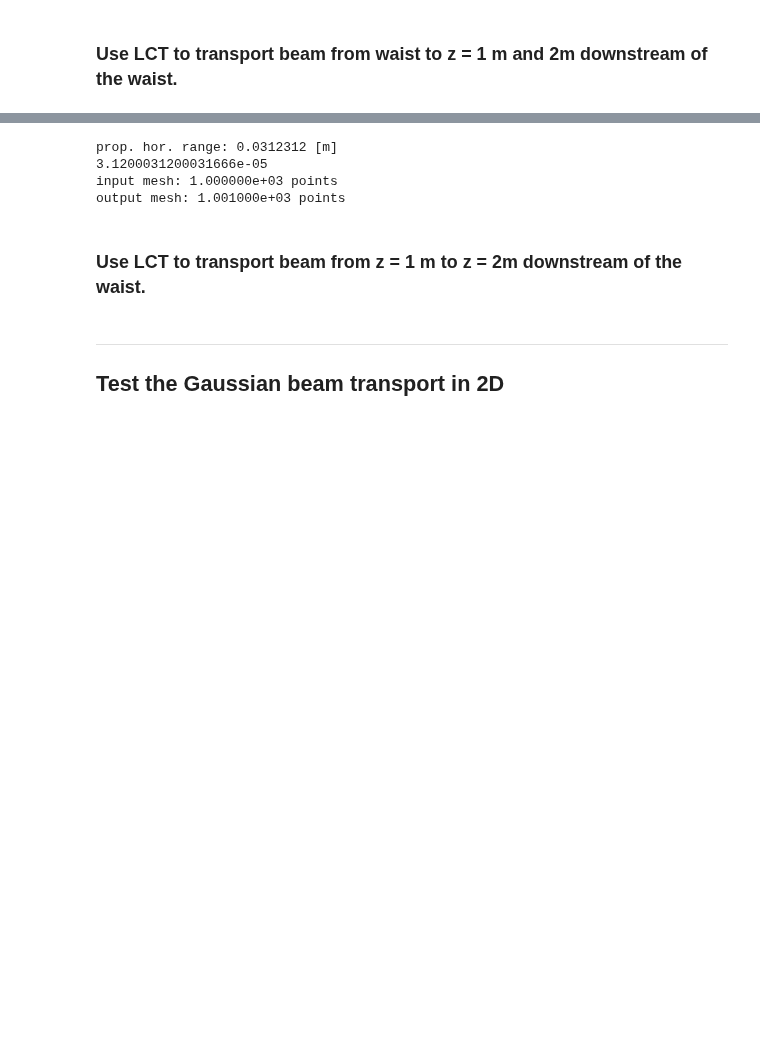
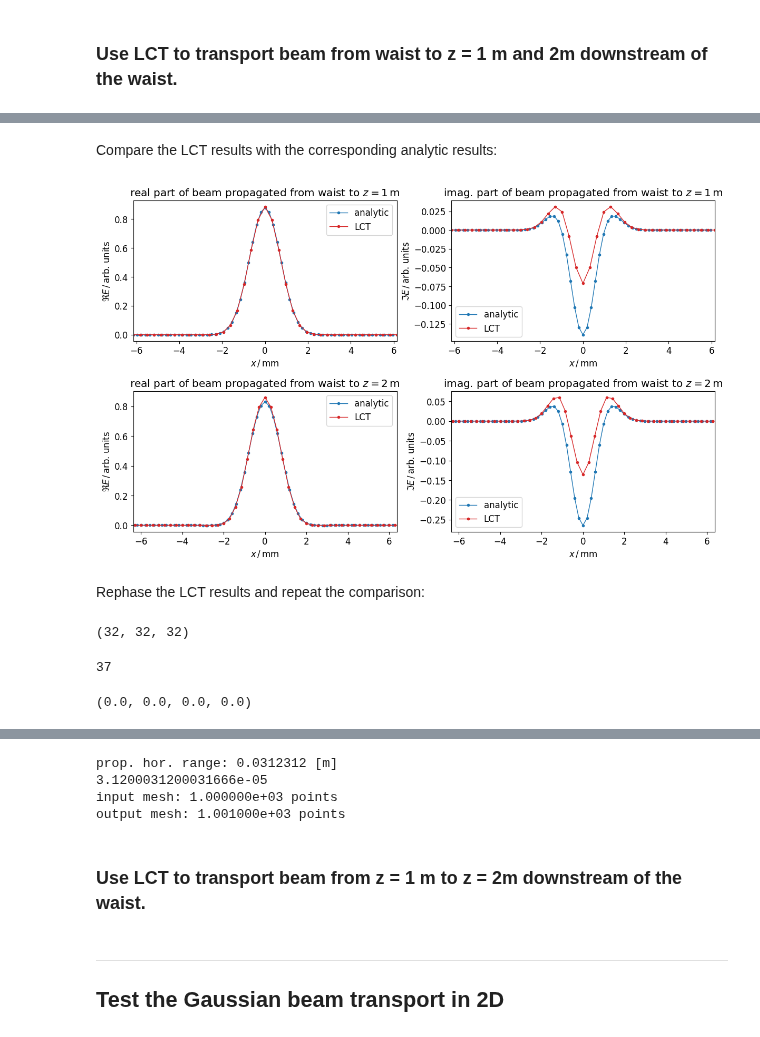
Before and after one commit to radiasoft/rslight, a Jupyter notebook: LCT/TestFastLCT.ipynb, the cells around one changed output, grey strips where cells are left out. Saved outputs shown, nothing was run; the diff lists cells and outputs as text; code cells hidden in the pictures; blank space fills up the shorter version.

```diff
--- a/LCT/TestFastLCT.ipynb
+++ b/LCT/TestFastLCT.ipynb
@@ -1126,0 +1400,76 @@ LCT runtime: 0.00622 seconds
+# %% [markdown]
+Compare the LCT results with the corresponding analytic results:
+# %%
+n_cols = 2
+n_rows = 2
+sz_h = 6
+sz_v = sz_h / gr
+plt.figure(figsize = (sz_h * n_cols, sz_v * n_rows))
+idx = 0
+
+idx += 1
+xv = xv01
+ev = E1d01
+ax = plt.subplot(n_rows, n_cols, idx)
+plt.plot(xv1, np.real(E1d1), '.-C0', lw = 1, label = 'analytic')
+plt.plot(xv,  np.real(ev),   '.-C3', lw = 1, label = 'LCT')
+plt.title(r'real part of beam propagated from waist to $z = 1\,$m')
+plt.xlabel(r'$x\,/\,$mm')
+plt.ylabel(r'$\Re{E}\,/\,$arb. units')
+plt.xlim(-Dx1/2, +Dx1/2)
+plt.legend()
+
+idx += 1
+ax = plt.subplot(n_rows, n_cols, idx)
+plt.plot(xv1, np.imag(E1d1), '.-C0', lw = 1, label = 'analytic')
+plt.plot(xv,  np.imag(ev),   '.-C3', lw = 1, label = 'LCT')
+plt.title(r'imag. part of beam propagated from waist to $z = 1\,$m')
+plt.xlabel(r'$x\,/\,$mm')
+plt.ylabel(r'$\Im{E}\,/\,$arb. units')
+plt.xlim(-Dx1/2, +Dx1/2)
+plt.legend()
+
+idx += 1
+xv = xv02
+ev = E1d02
+ax = plt.subplot(n_rows, n_cols, idx)
+plt.plot(xv2, np.real(E1d2), '.-C0', lw = 1, label = 'analytic')
+plt.plot(xv,  np.real(ev),   '.-C3', lw = 1, label = 'LCT')
+plt.title(r'real part of beam propagated from waist to $z = 2\,$m')
+plt.xlabel(r'$x\,/\,$mm')
+plt.ylabel(r'$\Re{E}\,/\,$arb. units')
+plt.xlim(-Dx2/2, +Dx2/2)
+plt.legend()
+
+idx += 1
+ax = plt.subplot(n_rows, n_cols, idx)
+plt.plot(xv2, np.imag(E1d2), '.-C0', lw = 1, label = 'analytic')
+plt.plot(xv,  np.imag(ev),   '.-C3', lw = 1, label = 'LCT')
+plt.title(r'imag. part of beam propagated from waist to $z = 2\,$m')
+plt.xlabel(r'$x\,/\,$mm')
+plt.ylabel(r'$\Im{E}\,/\,$arb. units')
+plt.xlim(-Dx2/2, +Dx2/2)
+plt.legend()
+
+plt.tight_layout()
+plt.show()
+# %% [output]
+[figure, added]
+# %% [markdown]
+Rephase the LCT results and repeat the comparison:
+# %%
+idx0_0 = np.argwhere(xv0 == 0.).flatten()[0]
+idx0_1 = np.argwhere(xv1 == 0.).flatten()[0]
+idx0_2 = np.argwhere(xv2 == 0.).flatten()[0]
+idx0_0, idx0_1, idx0_2
+# %% [output]
+(32, 32, 32)
+# %%
+idx0_01 = np.argwhere(xv01 == 0.).flatten()[0]
+idx0_01
+# %% [output]
+37
+# %%
+xv0[idx0_0], xv1[idx0_1], xv2[idx0_2], xv01[idx0_01]
+# %% [output]
+(0.0, 0.0, 0.0, 0.0)
```
Also changed, not shown: parts of 62 cells of this notebook.
